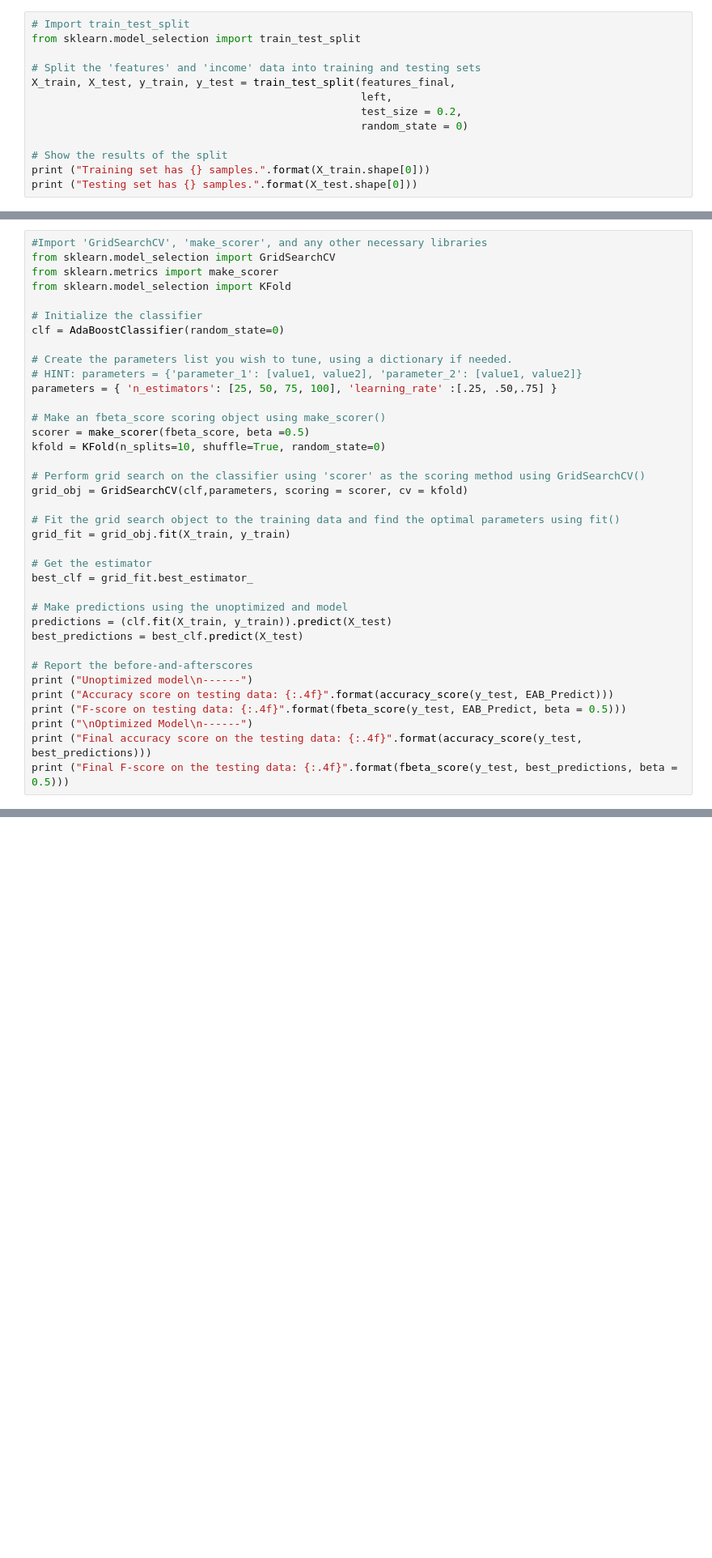
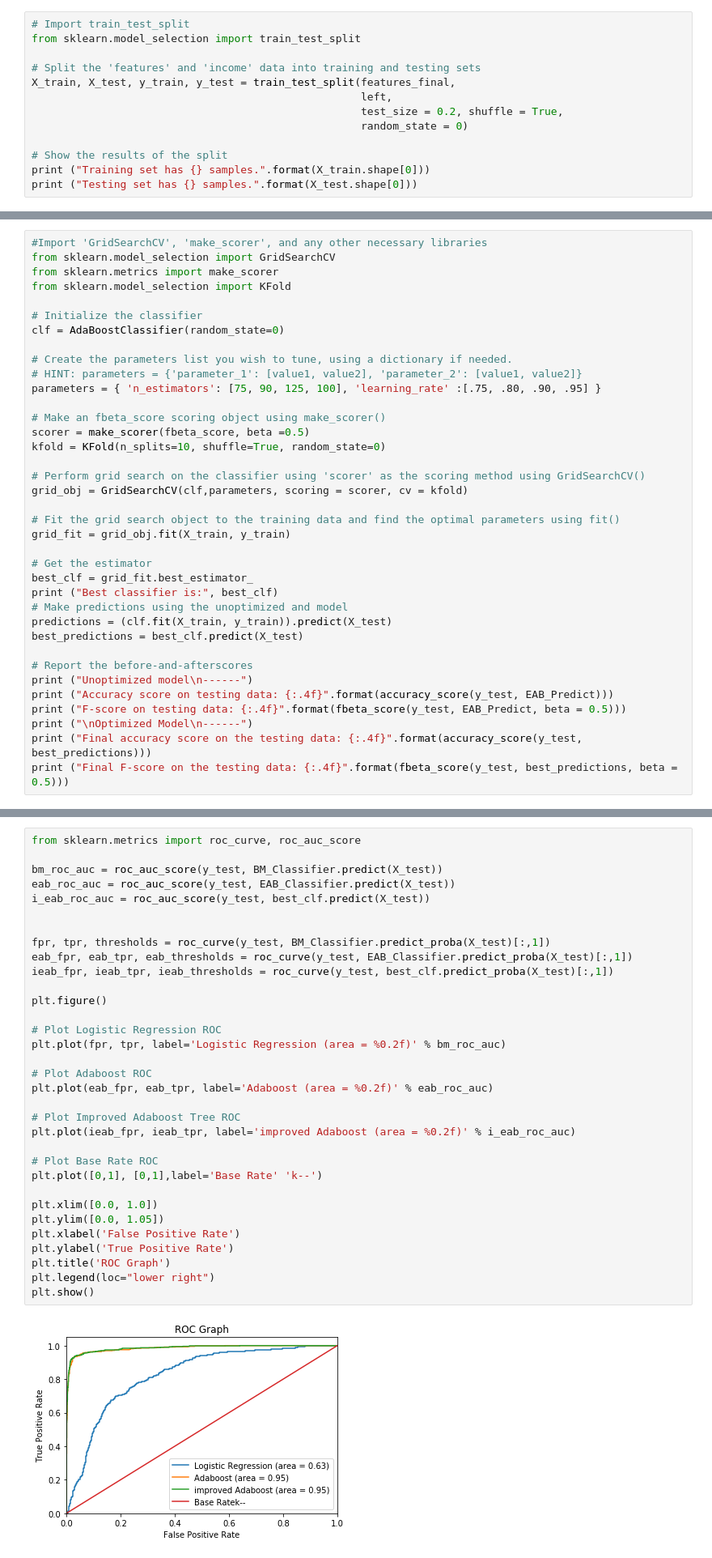
Before and after one commit to ArshadKhurshid/Capstone-Project-Udacity, a Jupyter notebook: CapstoneProject.ipynb, the cells around one changed output, grey strips where cells are left out. Shown: that part at 81% size. Cells and saved outputs as stored; diff of their text form; blank space fills up the shorter version.

Commit message:
chore: Add ROC graph

```diff
--- a/CapstoneProject.ipynb
+++ b/CapstoneProject.ipynb
@@ -242,7 +242,7 @@ from sklearn.model_selection import train_test_split
 # Split the 'features' and 'income' data into training and testing sets
 X_train, X_test, y_train, y_test = train_test_split(features_final,
                                                     left,
-                                                    test_size = 0.2,
+                                                    test_size = 0.2, shuffle = True,
                                                     random_state = 0)
 
 # Show the results of the split
@@ -396,7 +396,7 @@ clf = AdaBoostClassifier(random_state=0)
 
 # Create the parameters list you wish to tune, using a dictionary if needed.
 # HINT: parameters = {'parameter_1': [value1, value2], 'parameter_2': [value1, value2]}
-parameters = { 'n_estimators': [25, 50, 75, 100], 'learning_rate' :[.25, .50,.75] }
+parameters = { 'n_estimators': [75, 90, 125, 100], 'learning_rate' :[.75, .80, .90, .95] }
 
 # Make an fbeta_score scoring object using make_scorer()
 scorer = make_scorer(fbeta_score, beta =0.5)
@@ -410,7 +410,7 @@ grid_fit = grid_obj.fit(X_train, y_train)
 
 # Get the estimator
 best_clf = grid_fit.best_estimator_
-
+print ("Best classifier is:", best_clf)
 # Make predictions using the unoptimized and model
 predictions = (clf.fit(X_train, y_train)).predict(X_test)
 best_predictions = best_clf.predict(X_test)
@@ -434,0 +437,35 @@ Final F-score on the testing data: 0.9233
+# %%
+from sklearn.metrics import roc_curve, roc_auc_score
+
+bm_roc_auc = roc_auc_score(y_test, BM_Classifier.predict(X_test))
+eab_roc_auc = roc_auc_score(y_test, EAB_Classifier.predict(X_test))
+i_eab_roc_auc = roc_auc_score(y_test, best_clf.predict(X_test))
+
+
+fpr, tpr, thresholds = roc_curve(y_test, BM_Classifier.predict_proba(X_test)[:,1])
+eab_fpr, eab_tpr, eab_thresholds = roc_curve(y_test, EAB_Classifier.predict_proba(X_test)[:,1])
+ieab_fpr, ieab_tpr, ieab_thresholds = roc_curve(y_test, best_clf.predict_proba(X_test)[:,1])
+
+plt.figure()
+
+# Plot Logistic Regression ROC
+plt.plot(fpr, tpr, label='Logistic Regression (area = %0.2f)' % bm_roc_auc)
+
+# Plot Adaboost ROC
+plt.plot(eab_fpr, eab_tpr, label='Adaboost (area = %0.2f)' % eab_roc_auc)
+
+# Plot Improved Adaboost Tree ROC
+plt.plot(ieab_fpr, ieab_tpr, label='improved Adaboost (area = %0.2f)' % i_eab_roc_auc)
+
+# Plot Base Rate ROC
+plt.plot([0,1], [0,1],label='Base Rate' 'k--')
+
+plt.xlim([0.0, 1.0])
+plt.ylim([0.0, 1.05])
+plt.xlabel('False Positive Rate')
+plt.ylabel('True Positive Rate')
+plt.title('ROC Graph')
+plt.legend(loc="lower right")
+plt.show()
+# %% [output]
+[figure, added]
```
Also changed, not shown: parts of 3 cells of this notebook.
